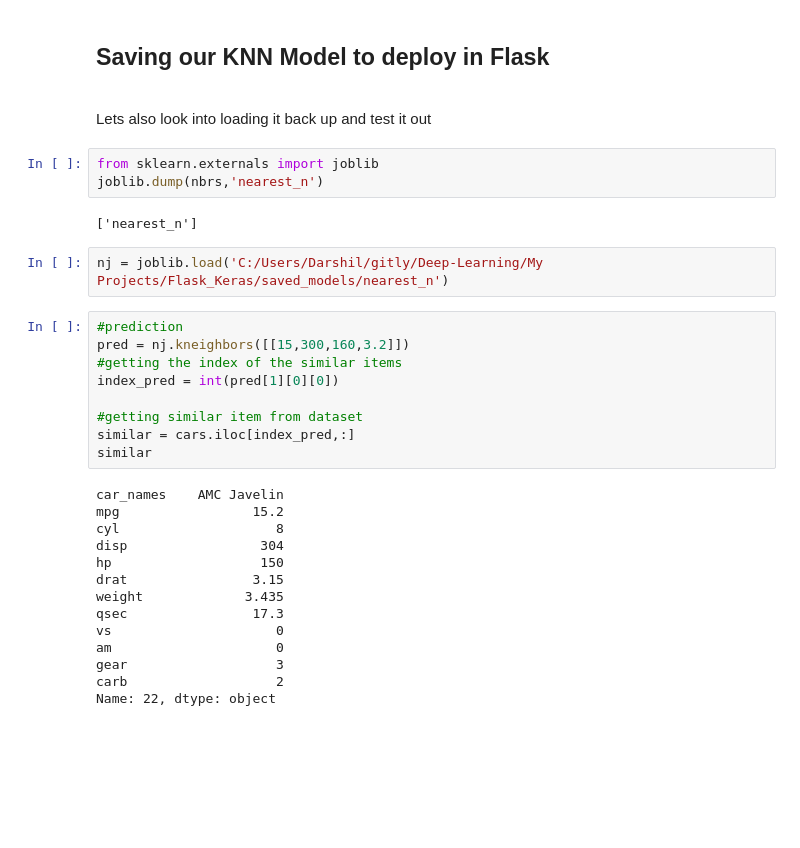
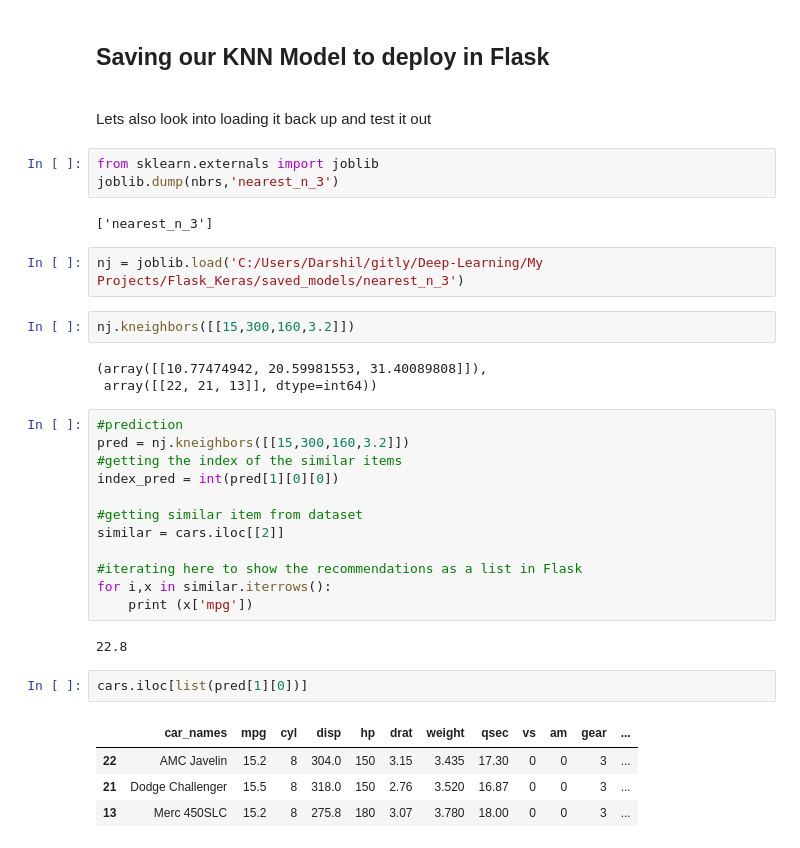
Before and after one commit to darshdee/Deep-Learning, a Jupyter notebook: My Projects/Recommender Systems.ipynb, the cells around one changed output. Saved outputs shown, nothing was run; the diff lists cells and outputs as text; blank space fills up the shorter version.

```diff
--- a/My Projects/Recommender Systems.ipynb
+++ b/My Projects/Recommender Systems.ipynb
@@ -518,11 +511,16 @@ index_pred[0]
 <br> Lets also look into loading it back up and test it out
 # %%
 from sklearn.externals import joblib
-joblib.dump(nbrs,'nearest_n')
+joblib.dump(nbrs,'nearest_n_3')
 # %% [output]
-['nearest_n']
+['nearest_n_3']
 # %%
-nj = joblib.load('C:/Users/Darshil/gitly/Deep-Learning/My Projects/Flask_Keras/saved_models/nearest_n')
+nj = joblib.load('C:/Users/Darshil/gitly/Deep-Learning/My Projects/Flask_Keras/saved_models/nearest_n_3')
+# %%
+nj.kneighbors([[15,300,160,3.2]])
+# %% [output]
+(array([[10.77474942, 20.59981553, 31.40089808]]),
+ array([[22, 21, 13]], dtype=int64))
 # %%
 #prediction
 pred = nj.kneighbors([[15,300,160,3.2]])
@@ -530,19 +528,17 @@ pred = nj.kneighbors([[15,300,160,3.2]])
 index_pred = int(pred[1][0][0])
 
 #getting similar item from dataset
-similar = cars.iloc[index_pred,:]
-similar
+similar = cars.iloc[[2]]
+
+#iterating here to show the recommendations as a list in Flask
+for i,x in similar.iterrows():
+    print (x['mpg'])
 # %% [output]
-car_names    AMC Javelin
-mpg                 15.2
-cyl                    8
-disp                 304
-hp                   150
-drat                3.15
-weight             3.435
-qsec                17.3
-vs                     0
-am                     0
-gear                   3
-carb                   2
-Name: 22, dtype: object
+22.8
+# %%
+cars.iloc[list(pred[1][0])]
+# %% [output]
+|  | car_names | mpg | cyl | disp | hp | drat | weight | qsec | vs | am | gear | ... |
+| 22 | AMC Javelin | 15.2 | 8 | 304.0 | 150 | 3.15 | 3.435 | 17.30 | 0 | 0 | 3 | ... |
+| 21 | Dodge Challenger | 15.5 | 8 | 318.0 | 150 | 2.76 | 3.520 | 16.87 | 0 | 0 | 3 | ... |
+| 13 | Merc 450SLC | 15.2 | 8 | 275.8 | 180 | 3.07 | 3.780 | 18.00 | 0 | 0 | 3 | ... |
```
Also changed, not shown: parts of 5 cells of this notebook.
